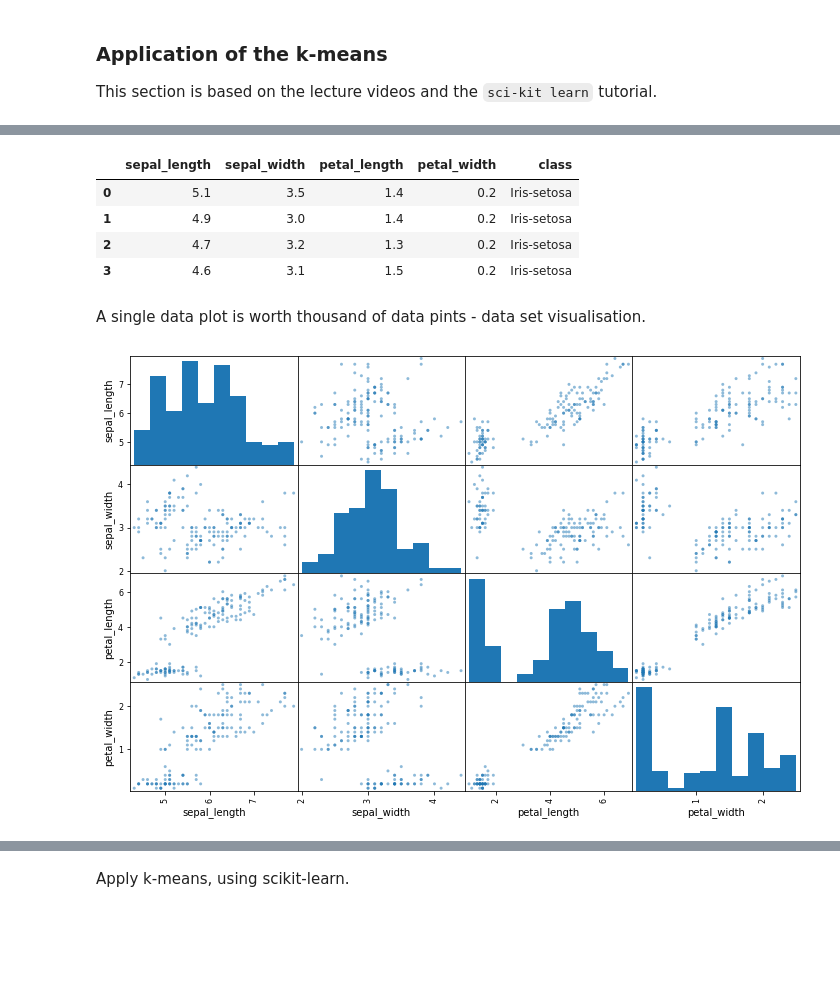
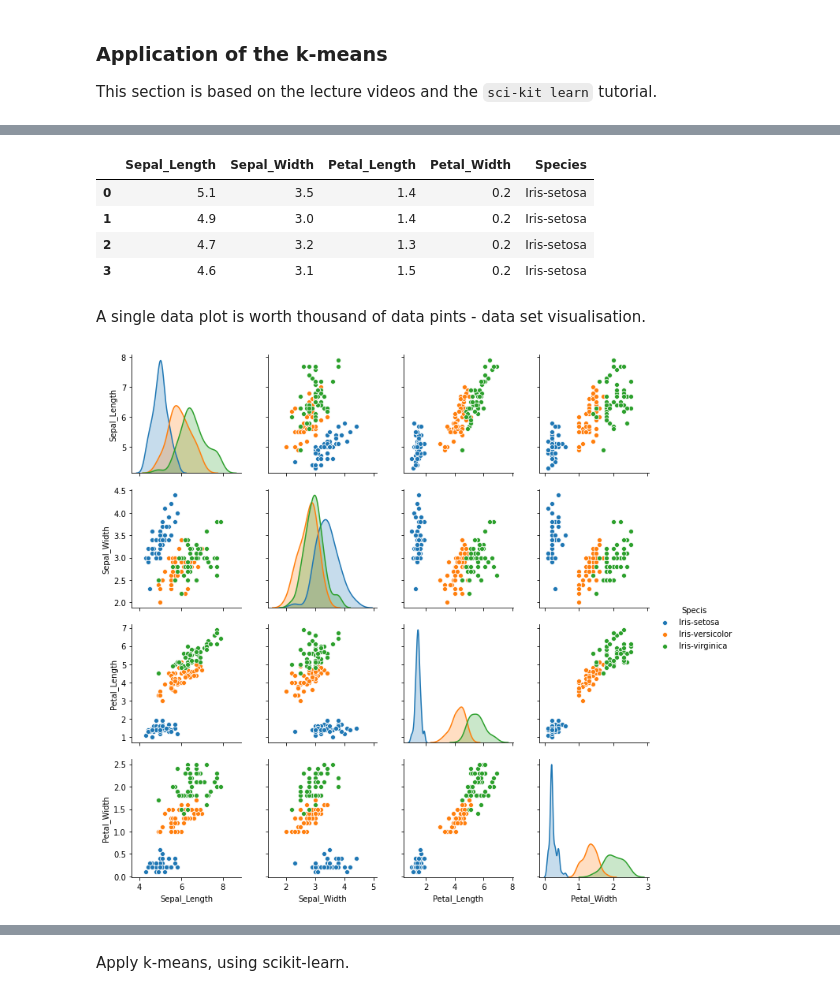
Before and after one commit to andkoc001/Machine-Learning-and-Statistics, a Jupyter notebook: MLaS-Tasks.ipynb, the cells around one changed output, grey strips where cells are left out. Drawn from its saved outputs; the diff is of its cells as text; code cells hidden in the pictures; blank space fills up the shorter version.

```diff
--- a/MLaS-Tasks.ipynb
+++ b/MLaS-Tasks.ipynb
@@ -639,12 +626,12 @@ warnings.simplefilter('ignore')
 url = "https://archive.ics.uci.edu/ml/machine-learning-databases/iris/iris.data"
 
 # assign data set to dataframe 'df'
-df = pd.read_csv(url, sep=',', names = ["sepal_length", "sepal_width", "petal_length", "petal_width", "class"])
+df = pd.read_csv(url, sep=',', names = ["Sepal_Length", "Sepal_Width", "Petal_Length", "Petal_Width", "Species"])
 # %%
 # the first few observations
 df.head(4)
 # %% [output]
-|  | sepal_length | sepal_width | petal_length | petal_width | class |
+|  | Sepal_Length | Sepal_Width | Petal_Length | Petal_Width | Species |
 | 0 | 5.1 | 3.5 | 1.4 | 0.2 | Iris-setosa |
 | 1 | 4.9 | 3.0 | 1.4 | 0.2 | Iris-setosa |
 | 2 | 4.7 | 3.2 | 1.3 | 0.2 | Iris-setosa |
@@ -653,7 +640,8 @@ df.head(4)
 A single data plot is worth thousand of data pints - data set visualisation.
 # %%
 # a glance into the data set plot
-pd.plotting.scatter_matrix(df,figsize=(12,8))
+#pd.plotting.scatter_matrix(df, figsize=(12,8))
+sns.pairplot(df, hue = "Species")
 plt.show()
 # %% [output]
-[figure, old version]
+[figure, new version]
```
Also changed, not shown: parts of 27 cells of this notebook, 1 other file.
